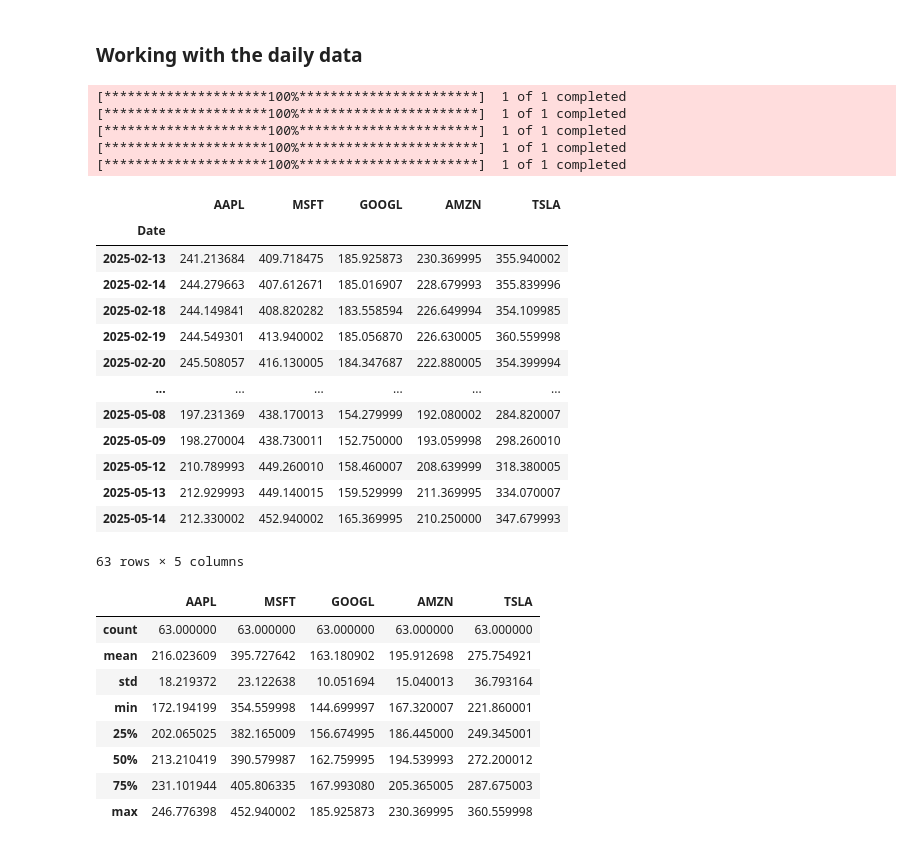
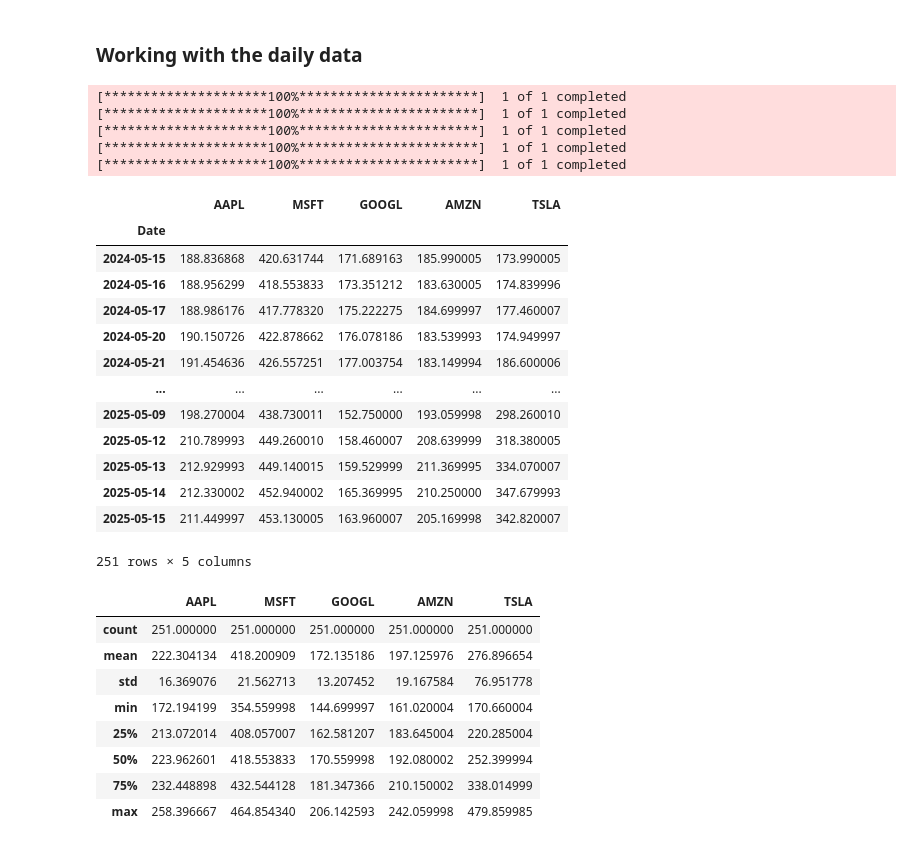
Before and after one commit to sohansputhran/quant-trading-system, a Jupyter notebook: notebooks/exploration.ipynb, the cells around one changed output. Drawn from its saved outputs; the diff is of its cells as text; code cells hidden in the pictures.

```diff
--- a/notebooks/exploration.ipynb
+++ b/notebooks/exploration.ipynb
@@ -116,54 +97,54 @@ ohlcv_1
 # %%
 # Displaying the first few rows of the data
 stock_tickers = ['AAPL', 'MSFT', 'GOOGL', 'AMZN', 'TSLA']
 
 # Define the start and end dates for the data
 # Days is set to 59 to get the last 60 days of data (That's the maximum number of days for 5m interval)
-start_date = datetime.datetime.today() - datetime.timedelta(days=90)
+start_date = datetime.datetime.today() - datetime.timedelta(days=365)
 end_date = datetime.datetime.today()
 
 cl_price = pd.DataFrame()
 
 # Downloading the closing prices for each stock ticker
 for ticker in stock_tickers:
     data = yf.download(ticker, start=start_date, end=end_date, interval="1d", multi_level_index=False)
     cl_price[ticker] = data['Close']
 
 # Filling missing values with the previous value
 cl_price.bfill(inplace=True)
 
 # # Converting the 'Datetime' column to datetime format
 # cl_price['Datetime'] = pd.to_datetime(cl_price['Datetime'])
 cl_price
 # %% [output]
 [*********************100%***********************]  1 of 1 completed
 [*********************100%***********************]  1 of 1 completed
 [*********************100%***********************]  1 of 1 completed
 [*********************100%***********************]  1 of 1 completed
 [*********************100%***********************]  1 of 1 completed
 |  | AAPL | MSFT | GOOGL | AMZN | TSLA |
 | Date |  |  |  |  |  |
-| 2025-02-13 | 241.213684 | 409.718475 | 185.925873 | 230.369995 | 355.940002 |
-| 2025-02-14 | 244.279663 | 407.612671 | 185.016907 | 228.679993 | 355.839996 |
-| 2025-02-18 | 244.149841 | 408.820282 | 183.558594 | 226.649994 | 354.109985 |
-| 2025-02-19 | 244.549301 | 413.940002 | 185.056870 | 226.630005 | 360.559998 |
-| 2025-02-20 | 245.508057 | 416.130005 | 184.347687 | 222.880005 | 354.399994 |
+| 2024-05-15 | 188.836868 | 420.631744 | 171.689163 | 185.990005 | 173.990005 |
+| 2024-05-16 | 188.956299 | 418.553833 | 173.351212 | 183.630005 | 174.839996 |
+| 2024-05-17 | 188.986176 | 417.778320 | 175.222275 | 184.699997 | 177.460007 |
+| 2024-05-20 | 190.150726 | 422.878662 | 176.078186 | 183.539993 | 174.949997 |
+| 2024-05-21 | 191.454636 | 426.557251 | 177.003754 | 183.149994 | 186.600006 |
 | ... | ... | ... | ... | ... | ... |
-| 2025-05-08 | 197.231369 | 438.170013 | 154.279999 | 192.080002 | 284.820007 |
 | 2025-05-09 | 198.270004 | 438.730011 | 152.750000 | 193.059998 | 298.260010 |
 | 2025-05-12 | 210.789993 | 449.260010 | 158.460007 | 208.639999 | 318.380005 |
 | 2025-05-13 | 212.929993 | 449.140015 | 159.529999 | 211.369995 | 334.070007 |
 | 2025-05-14 | 212.330002 | 452.940002 | 165.369995 | 210.250000 | 347.679993 |
+| 2025-05-15 | 211.449997 | 453.130005 | 163.960007 | 205.169998 | 342.820007 |
-63 rows × 5 columns
+251 rows × 5 columns
 # %%
 cl_price.describe()
 # %% [output]
 |  | AAPL | MSFT | GOOGL | AMZN | TSLA |
-| count | 63.000000 | 63.000000 | 63.000000 | 63.000000 | 63.000000 |
-| mean | 216.023609 | 395.727642 | 163.180902 | 195.912698 | 275.754921 |
-| std | 18.219372 | 23.122638 | 10.051694 | 15.040013 | 36.793164 |
-| min | 172.194199 | 354.559998 | 144.699997 | 167.320007 | 221.860001 |
-| 25% | 202.065025 | 382.165009 | 156.674995 | 186.445000 | 249.345001 |
-| 50% | 213.210419 | 390.579987 | 162.759995 | 194.539993 | 272.200012 |
-| 75% | 231.101944 | 405.806335 | 167.993080 | 205.365005 | 287.675003 |
-| max | 246.776398 | 452.940002 | 185.925873 | 230.369995 | 360.559998 |
+| count | 251.000000 | 251.000000 | 251.000000 | 251.000000 | 251.000000 |
+| mean | 222.304134 | 418.200909 | 172.135186 | 197.125976 | 276.896654 |
+| std | 16.369076 | 21.562713 | 13.207452 | 19.167584 | 76.951778 |
+| min | 172.194199 | 354.559998 | 144.699997 | 161.020004 | 170.660004 |
+| 25% | 213.072014 | 408.057007 | 162.581207 | 183.645004 | 220.285004 |
+| 50% | 223.962601 | 418.553833 | 170.559998 | 192.080002 | 252.399994 |
+| 75% | 232.448898 | 432.544128 | 181.347366 | 210.150002 | 338.014999 |
+| max | 258.396667 | 464.854340 | 206.142593 | 242.059998 | 479.859985 |
```
Also changed, not shown: parts of 13 cells of this notebook.
